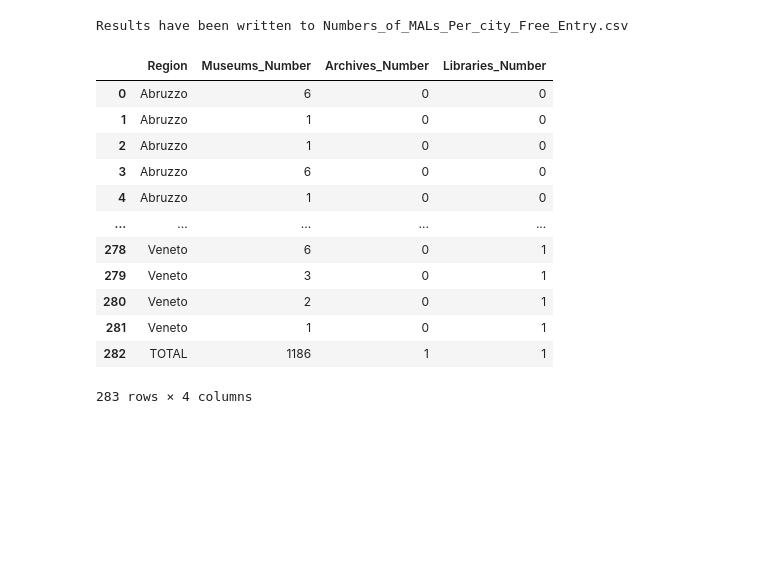
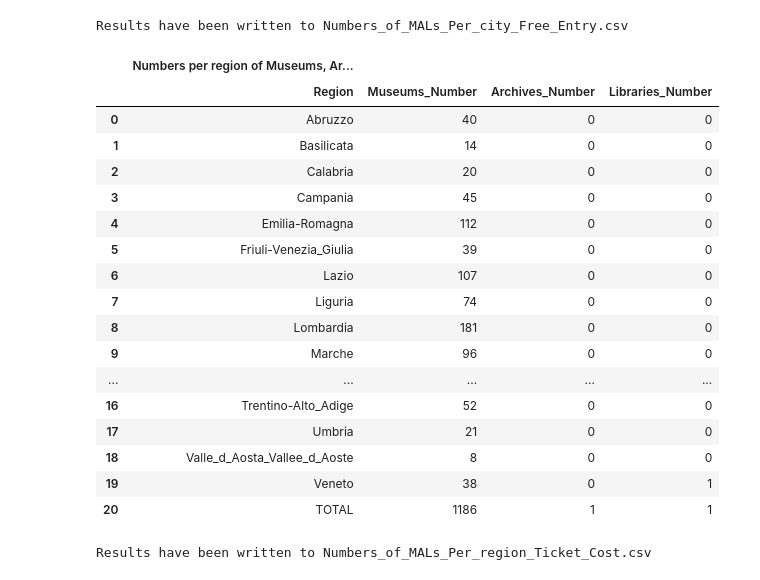
Before and after one commit to alicepicco333/culture4all, a Jupyter notebook: data/luoghi_cultura_exploratory_queries.ipynb, the cells around one changed output. Saved outputs shown, nothing was run; the diff lists cells and outputs as text; code cells hidden in the pictures; blank space fills up the shorter version.

```diff
--- a/data/luoghi_cultura_exploratory_queries.ipynb
+++ b/data/luoghi_cultura_exploratory_queries.ipynb
@@ -1519,54 +1519,71 @@ Results have been written to Numbers_of_MALs_Per_city_Free_Entry.csv
 # %%
 """In this step we want to create a dataframe with all museums, archives and libraries ticket cost numbers distribution for each region"""
 
-#Modification of each archives, museums and libraries dataframe with a ticket cost and their region counts. This approach will be useful for the merge of all the single dataframes  into one.
+#Modification of each archives, museums and libraries dataframe with a ticket cost and their region counts. This approach will be useful for the merge of all the single dataframes into one.
 
 df_museum_ticket_cost_region_counts_modified=pd.DataFrame()
 df_museum_ticket_cost_region_counts_modified['Region'] = df_museum_ticket_cost_region_counts['Museum_Region'].str.split('/').str[-1]
 df_museum_ticket_cost_region_counts_modified ['Museums_Number']= df_museum_ticket_cost_region_counts['Count']
+df_museum_ticket_cost_region_counts_modified = df_museum_ticket_cost_region_counts_modified.groupby('Region', as_index=False)['Museums_Number'].sum()
+total_index = df_museum_ticket_cost_region_counts_modified[df_museum_ticket_cost_region_counts_modified['Region'] == 'TOTAL'].index[0]
+total_row = df_museum_ticket_cost_region_counts_modified.loc[total_index]
+df_museum_ticket_cost_region_counts_modified.drop(index=total_index, inplace=True)
+df_museum_ticket_cost_region_counts_modified= pd.concat ([df_museum_ticket_cost_region_counts_modified, total_row.to_frame().T], ignore_index=True)
+
 
 
 df_archive_ticket_cost_region_counts_modified=pd.DataFrame()
 df_archive_ticket_cost_region_counts_modified['Region'] = df_archive_ticket_cost_region_counts['Archive_Region'].str.split('/').str[-1]
 df_archive_ticket_cost_region_counts_modified['Archives_Number']= df_archive_ticket_cost_region_counts['Count']
 
 
 df_libraries_ticket_cost_region_counts_modified=pd.DataFrame()
 df_libraries_ticket_cost_region_counts_modified['Region'] = df_library_ticket_cost_region_counts['Library_Region'].str.split('/').str[-1]
 df_libraries_ticket_cost_region_counts_modified['Libraries_Number']= df_library_ticket_cost_region_counts['Count']
 
 
 # display (df_museum_ticket_cost_region_counts_modified)
 # display (df_archive_ticket_cost_region_counts_modified)
 # display (df_libraries_ticket_cost_region_counts_modified)
 
 
-# Merging of all libraries, archives and museums dataframes for region count into one dataframe
+# Merging of all libraries, archives and museums dataframes with a ticket cost for region count into one dataframe
 df_all_numbers_region_ticket_cost = df_museum_ticket_cost_region_counts_modified.merge(df_archive_ticket_cost_region_counts_modified, on='Region', how='outer').merge(df_libraries_ticket_cost_region_counts_modified, on='Region', how='outer')
 
 
 # #Changing Nan values into '0' and having all integers number in Archives_Number Column
 df_all_numbers_region_ticket_cost['Archives_Number'] = df_all_numbers_region_ticket_cost['Archives_Number'].fillna(0).astype(int)
 
 #Changing Nan values into '0'  and having all integers number in Libraries_Number Column
 df_all_numbers_region_ticket_cost['Libraries_Number'] = df_all_numbers_region_ticket_cost['Libraries_Number'].fillna(0).astype(int)
+
+
+# #Creation of an header for the final dataframe
+new_header = ['Numbers per region of Museums, Archives, Libraries with a ticket entry cost'] + [''] * (len(df_all_numbers_region_ticket_cost.columns) - 1)
+df_all_numbers_region_ticket_cost.columns = pd.MultiIndex.from_tuples(zip(new_header, df_all_numbers_region_ticket_cost.columns))
 display(df_all_numbers_region_ticket_cost)
 
-# #Creation of an header for the final dataframe
-# new_header = ['Numbers per region of Museums, Archives, Libraries with a free entry cost'] + [''] * (len(df_all_numbers_region.columns) - 1)
-# df_all_numbers_region.columns = pd.MultiIndex.from_tuples(zip(new_header, df_all_numbers_region.columns))
-# display(df_all_numbers_region)
+# CSV of above Dataframe
+csv_all_numbers_region_ticket_cost = "Numbers_of_MALs_Per_region_Ticket_Cost.csv"
+df_all_numbers_region_ticket_cost.to_csv(csv_all_numbers_region_ticket_cost , index=False, encoding='utf-8')
+print(f"Results have been written to {csv_all_numbers_region_ticket_cost}")
 # %% [output]
+|  | Numbers per region of Museums, Ar... |  |  |  |
 |  | Region | Museums_Number | Archives_Number | Libraries_Number |
-| 0 | Abruzzo | 6 | 0 | 0 |
-| 1 | Abruzzo | 1 | 0 | 0 |
-| 2 | Abruzzo | 1 | 0 | 0 |
-| 3 | Abruzzo | 6 | 0 | 0 |
-| 4 | Abruzzo | 1 | 0 | 0 |
+| 0 | Abruzzo | 40 | 0 | 0 |
+| 1 | Basilicata | 14 | 0 | 0 |
+| 2 | Calabria | 20 | 0 | 0 |
+| 3 | Campania | 45 | 0 | 0 |
+| 4 | Emilia-Romagna | 112 | 0 | 0 |
+| 5 | Friuli-Venezia_Giulia | 39 | 0 | 0 |
+| 6 | Lazio | 107 | 0 | 0 |
+| 7 | Liguria | 74 | 0 | 0 |
+| 8 | Lombardia | 181 | 0 | 0 |
+| 9 | Marche | 96 | 0 | 0 |
 | ... | ... | ... | ... | ... |
-| 278 | Veneto | 6 | 0 | 1 |
-| 279 | Veneto | 3 | 0 | 1 |
-| 280 | Veneto | 2 | 0 | 1 |
-| 281 | Veneto | 1 | 0 | 1 |
-| 282 | TOTAL | 1186 | 1 | 1 |
+| 16 | Trentino-Alto_Adige | 52 | 0 | 0 |
+| 17 | Umbria | 21 | 0 | 0 |
+| 18 | Valle_d_Aosta_Vallee_d_Aoste | 8 | 0 | 0 |
+| 19 | Veneto | 38 | 0 | 1 |
+| 20 | TOTAL | 1186 | 1 | 1 |
-283 rows × 4 columns
+Results have been written to Numbers_of_MALs_Per_region_Ticket_Cost.csv
```
Also changed, not shown: parts of 4 cells of this notebook, 12 other files.
